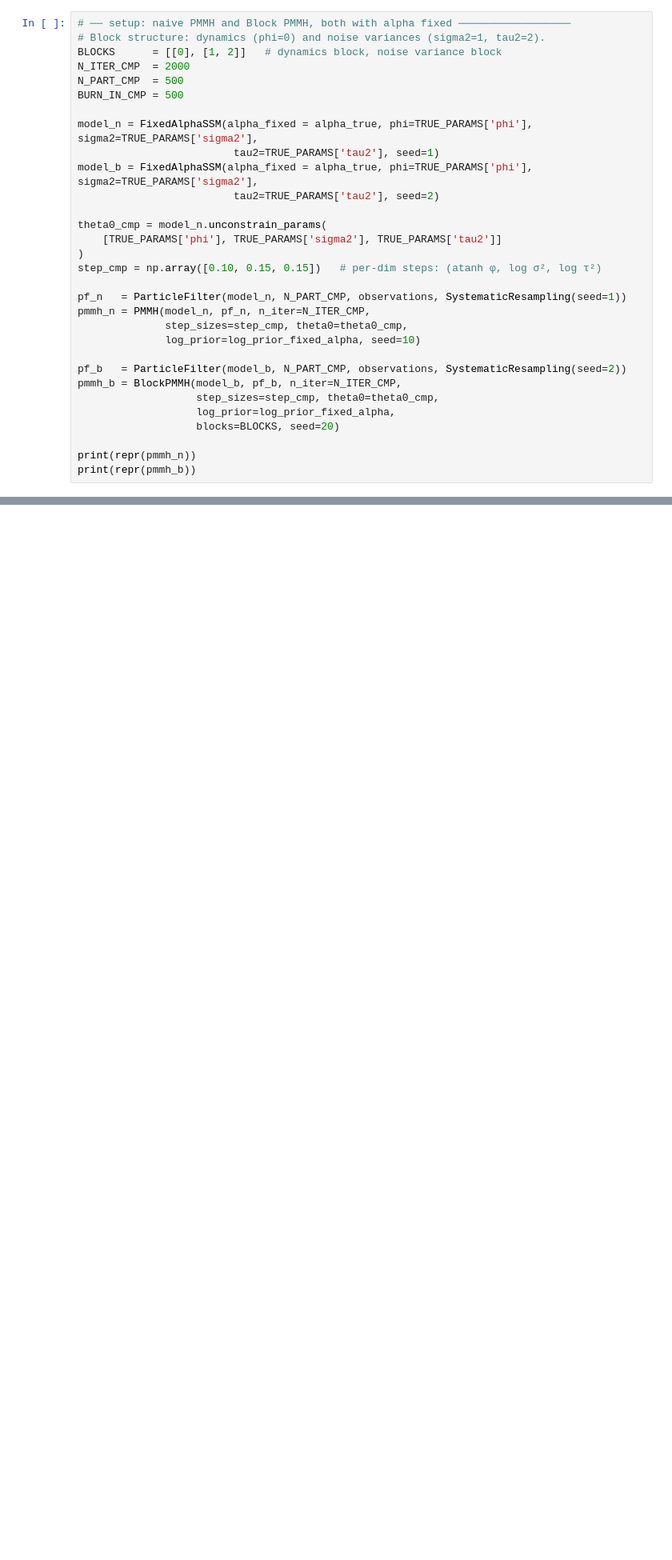
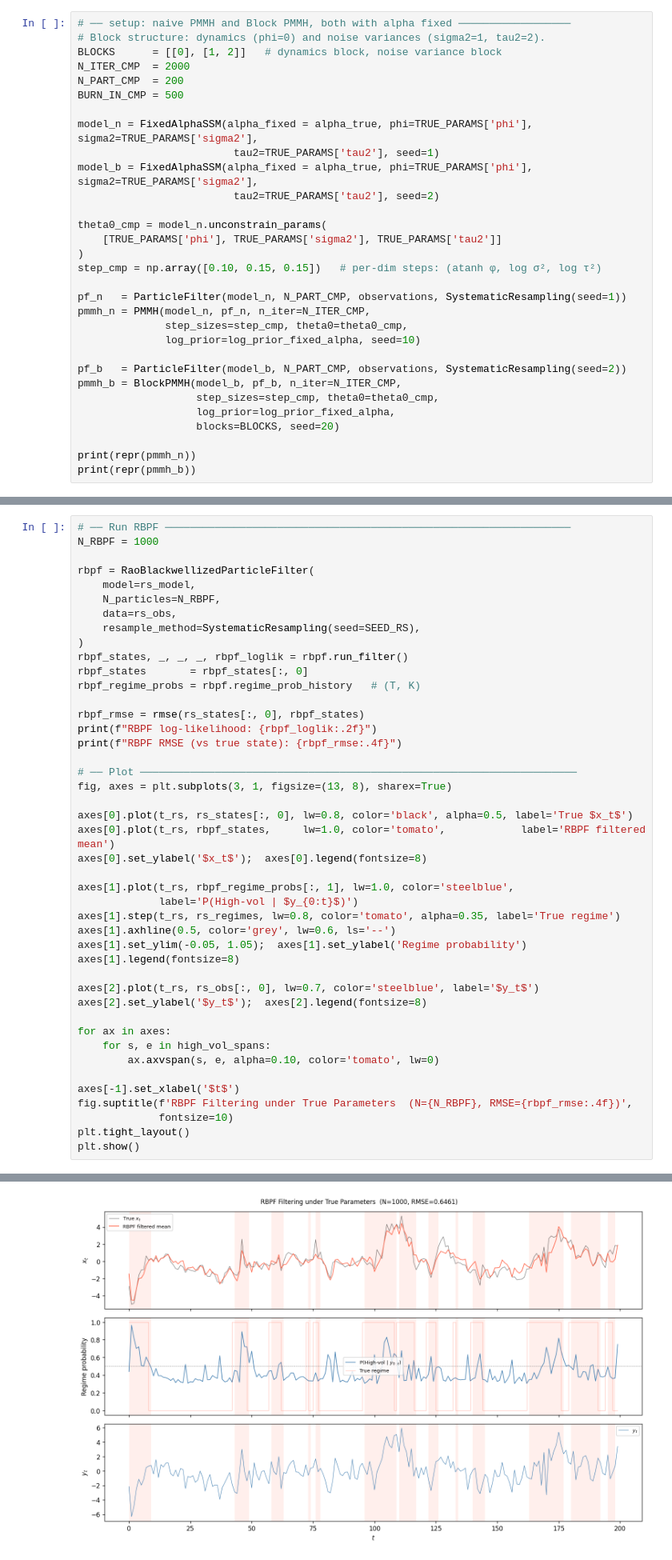
Before and after one commit to rickyli02/particle_filter_project_submission, a Jupyter notebook: notebooks/extension_results.ipynb, the cells around one changed output, grey strips where cells are left out. Shown at 80% size. Drawn from its saved outputs; the diff is of its cells as text; blank space fills up the shorter version.

```diff
--- a/notebooks/extension_results.ipynb
+++ b/notebooks/extension_results.ipynb
@@ -884,7 +938,7 @@ Plot Chain, ACF
 # Block structure: dynamics (phi=0) and noise variances (sigma2=1, tau2=2).
 BLOCKS      = [[0], [1, 2]]   # dynamics block, noise variance block
 N_ITER_CMP  = 2000
-N_PART_CMP  = 500
+N_PART_CMP  = 200
 BURN_IN_CMP = 500
 
 model_n = FixedAlphaSSM(alpha_fixed = alpha_true, phi=TRUE_PARAMS['phi'], sigma2=TRUE_PARAMS['sigma2'],
@@ -1166,0 +1136,45 @@ plt.show()
+# %%
+# ── Run RBPF ─────────────────────────────────────────────────────────────────
+N_RBPF = 1000
+
+rbpf = RaoBlackwellizedParticleFilter(
+    model=rs_model,
+    N_particles=N_RBPF,
+    data=rs_obs,
+    resample_method=SystematicResampling(seed=SEED_RS),
+)
+rbpf_states, _, _, _, rbpf_loglik = rbpf.run_filter()
+rbpf_states       = rbpf_states[:, 0]
+rbpf_regime_probs = rbpf.regime_prob_history   # (T, K)
+
+rbpf_rmse = rmse(rs_states[:, 0], rbpf_states)
+print(f"RBPF log-likelihood: {rbpf_loglik:.2f}")
+print(f"RBPF RMSE (vs true state): {rbpf_rmse:.4f}")
+
+# ── Plot ──────────────────────────────────────────────────────────────────────
+fig, axes = plt.subplots(3, 1, figsize=(13, 8), sharex=True)
+
+axes[0].plot(t_rs, rs_states[:, 0], lw=0.8, color='black', alpha=0.5, label='True $x_t$')
+axes[0].plot(t_rs, rbpf_states,     lw=1.0, color='tomato',            label='RBPF filtered mean')
+axes[0].set_ylabel('$x_t$');  axes[0].legend(fontsize=8)
+
+axes[1].plot(t_rs, rbpf_regime_probs[:, 1], lw=1.0, color='steelblue',
+             label='P(High-vol | $y_{0:t}$)')
+axes[1].step(t_rs, rs_regimes, lw=0.8, color='tomato', alpha=0.35, label='True regime')
+axes[1].axhline(0.5, color='grey', lw=0.6, ls='--')
+axes[1].set_ylim(-0.05, 1.05);  axes[1].set_ylabel('Regime probability')
+axes[1].legend(fontsize=8)
+
+axes[2].plot(t_rs, rs_obs[:, 0], lw=0.7, color='steelblue', label='$y_t$')
+axes[2].set_ylabel('$y_t$');  axes[2].legend(fontsize=8)
+
+for ax in axes:
+    for s, e in high_vol_spans:
+        ax.axvspan(s, e, alpha=0.10, color='tomato', lw=0)
+
+axes[-1].set_xlabel('$t$')
+fig.suptitle(f'RBPF Filtering under True Parameters  (N={N_RBPF}, RMSE={rbpf_rmse:.4f})',
+             fontsize=10)
+plt.tight_layout()
+plt.show()
+# %% [output]
@@ -1167 +1184,2 @@ plt.show()
+[figure, added]
 # %% [markdown]
```
Also changed, not shown: parts of 34 cells of this notebook, 13 other files.
